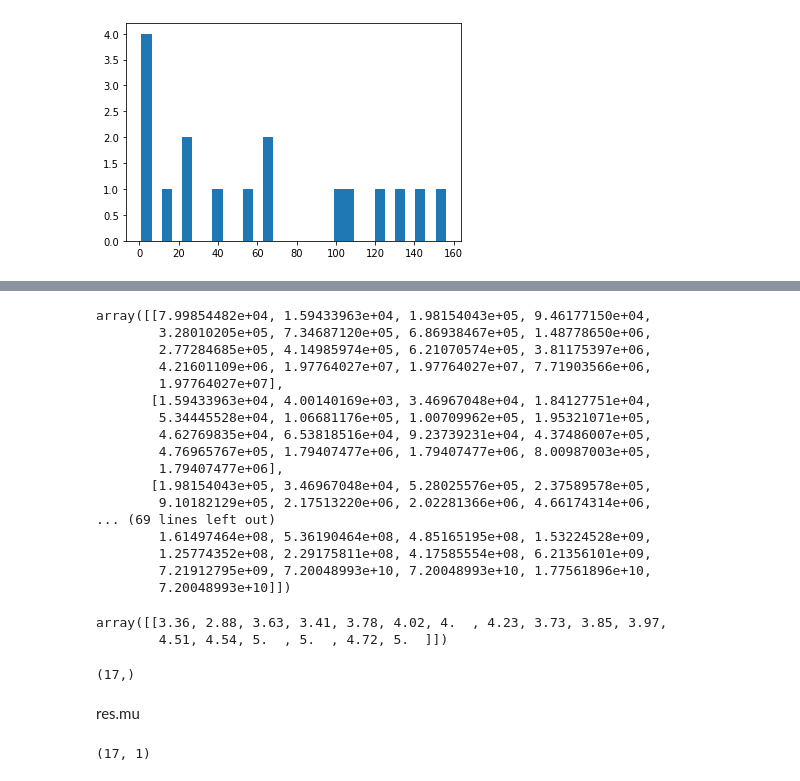
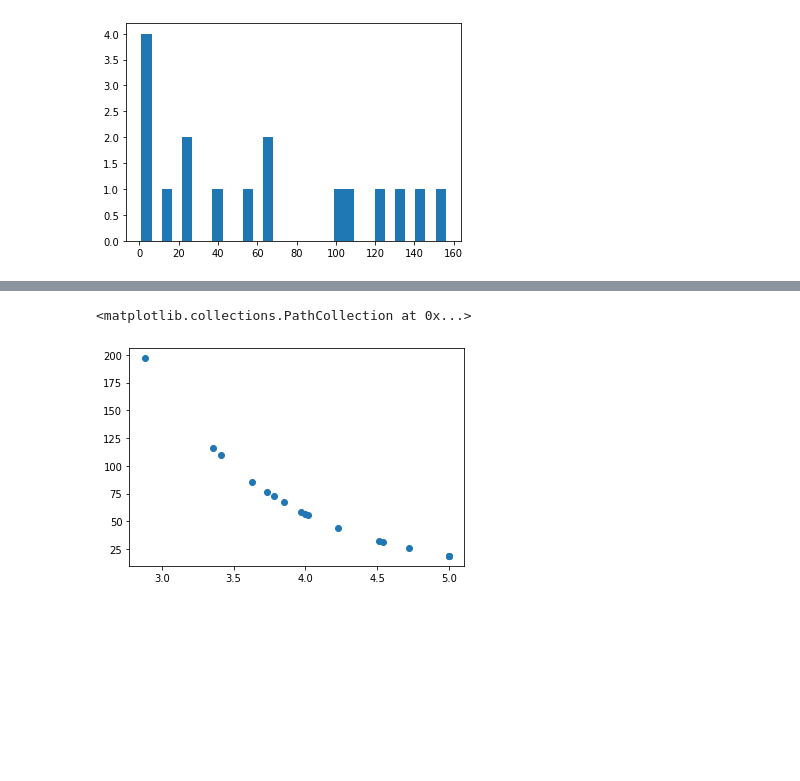
Before and after one commit to ilijavishinov/Masters_GLM, a Jupyter notebook: chapter_4/exercise_4_2.ipynb, the cells around one changed output, grey strips where cells are left out. Drawn from its saved outputs; the diff is of its cells as text; code cells hidden in the pictures; blank space fills up the shorter version.

```diff
--- a/chapter_4/exercise_4_2.ipynb
+++ b/chapter_4/exercise_4_2.ipynb
@@ -49,7 +45,7 @@ plt.hist(df['y'], bins = 30)
 [figure]
 # %%
 import statsmodels.api as sm
-model = sm.GLM(df['y'].to_numpy(), df['x'].to_numpy().reshape(17,-1), family = sm.families.Gamma(link = sm.genmod.families.links.Log()))
+model = sm.GLM(df['y'].to_numpy(), df[['x', 'constant']], family = sm.families.Gamma(link = sm.genmod.families.links.Log()))
 results = model.fit()
 print(results.summary())
 # %% [output]
@@ -76,35 +69,6 @@ LinAlgError: 3-dimensional array given. Array must be two-dimensional
-# %%
-model.predict(df['x'].to_numpy().reshape(1,-1))
-# %% [output]
-array([[7.99854482e+04, 1.59433963e+04, 1.98154043e+05, 9.46177150e+04,
-        3.28010205e+05, 7.34687120e+05, 6.86938467e+05, 1.48778650e+06,
-        2.77284685e+05, 4.14985974e+05, 6.21070574e+05, 3.81175397e+06,
-        4.21601109e+06, 1.97764027e+07, 1.97764027e+07, 7.71903566e+06,
-        1.97764027e+07],
-       [1.59433963e+04, 4.00140169e+03, 3.46967048e+04, 1.84127751e+04,
-        5.34445528e+04, 1.06681176e+05, 1.00709962e+05, 1.95321071e+05,
-        4.62769835e+04, 6.53818516e+04, 9.23739231e+04, 4.37486007e+05,
-        4.76965767e+05, 1.79407477e+06, 1.79407477e+06, 8.00987003e+05,
-        1.79407477e+06],
-       [1.98154043e+05, 3.46967048e+04, 5.28025576e+05, 2.37589578e+05,
-        9.10182129e+05, 2.17513220e+06, 2.02281366e+06, 4.66174314e+06,
-... (69 lines left out)
-        1.61497464e+08, 5.36190464e+08, 4.85165195e+08, 1.53224528e+09,
-        1.25774352e+08, 2.29175811e+08, 4.17585554e+08, 6.21356101e+09,
-        7.21912795e+09, 7.20048993e+10, 7.20048993e+10, 1.77561896e+10,
-        7.20048993e+10]])
-# %%
-df['x'].to_numpy().reshape(1,-1)
-# %% [output]
-array([[3.36, 2.88, 3.63, 3.41, 3.78, 4.02, 4.  , 4.23, 3.73, 3.85, 3.97,
-        4.51, 4.54, 5.  , 5.  , 4.72, 5.  ]])
-# %%
-df['x'].shape
-# %% [output]
-(17,)
-# %% [markdown]
-res.mu
-# %%
-df['x'].to_numpy().reshape(17,-1).shape
-# %% [output]
-(17, 1)
+# %%
+df['y_hat'] = results.mu
+plt.scatter(df['x'], df['y_hat'])
+# %% [output]
+<matplotlib.collections.PathCollection at 0x...>
+[figure, added]
```
Also changed, not shown: parts of 6 cells of this notebook, 2 other files.
